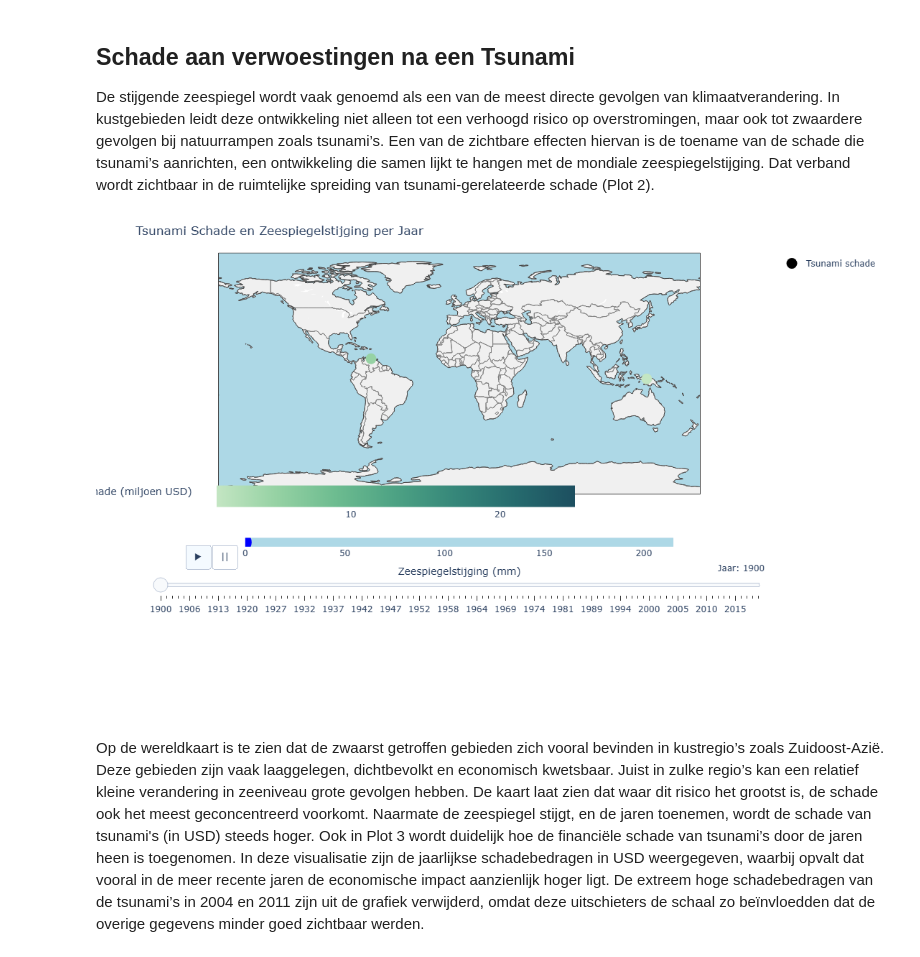
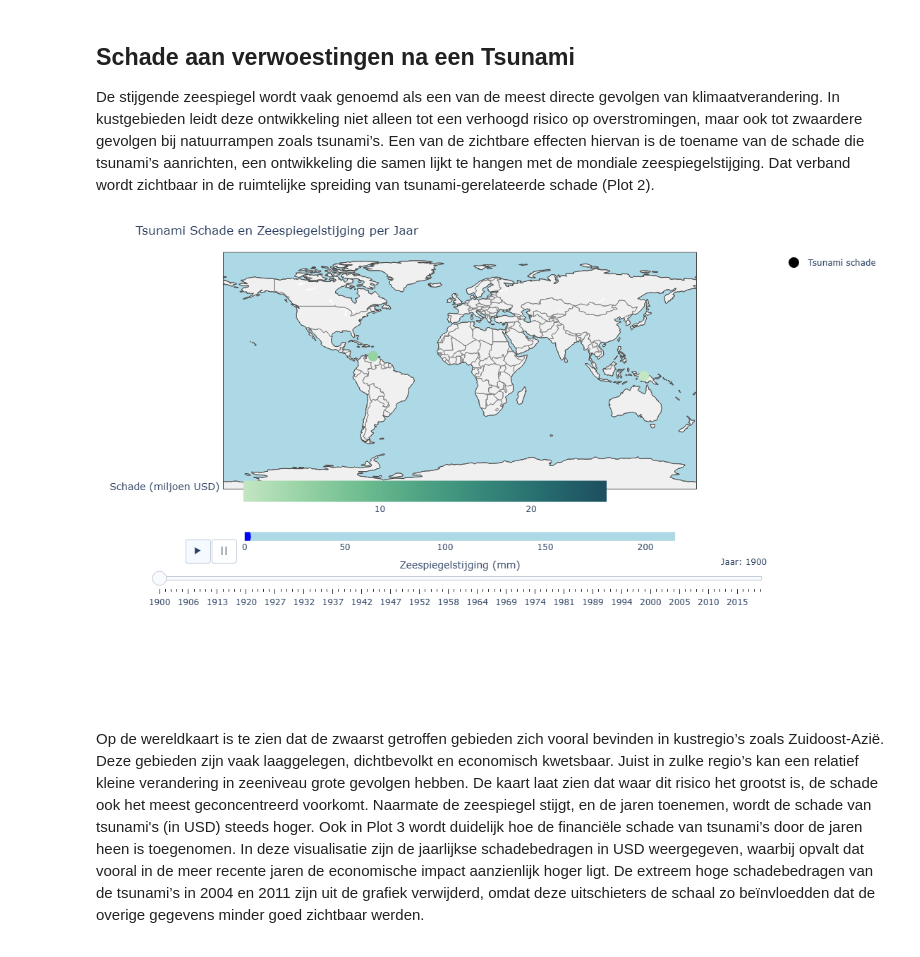
Before and after one commit to roosz/informatievisualisatie, a Jupyter notebook: docs/voorindatasory.ipynb, the cells around one changed output. Drawn from its saved outputs; the diff is of its cells as text; code cells hidden in the pictures.

```diff
--- a/docs/voorindatasory.ipynb
+++ b/docs/voorindatasory.ipynb
@@ -314,7 +314,7 @@ fig.update_layout(
             yanchor='bottom',
             y=0.38,
             xanchor='center',
-            x=0.3,
+            x=0.35,
             len=0.8,
             tickmode='array',
             tickvals=schade_ticks,
@@ -360,34 +360,34 @@ fig.update_layout(
                 method='animate',
                 args=[None, {'frame': {'duration': 600, 'redraw': True}, 'fromcurrent': True}],
                 label='▶︎'
             ),
             dict(
                 method='animate',
                 args=[[None], {'frame': {'duration': 0, 'redraw': False}, 'mode': 'immediate'}],
                 label='||'
             )
         ]
     )],
 
     sliders=[{
         "currentvalue": {"prefix": "Jaar: ", "visible": True, "xanchor": "right"},
         "steps": [{
             "args": [[str(year)], {"frame": {"duration": 800, "redraw": True}, "mode": "immediate"}],
             "label": str(year),
             "method": "animate"
         } for year in years],
         "x": 0,
         "y": 0.35,
         "len": 1.0,
         "xanchor": "left",
         "yanchor": "top",
         "pad": {"b": 5, "t": 30},
     }]
 )
 
 fig.show()
 # %% [output]
-[figure, old version]
+[figure, new version]
 # %% [markdown]
 Op de wereldkaart is te zien dat de zwaarst getroffen gebieden zich vooral bevinden in kustregio’s zoals Zuidoost-Azië. Deze gebieden zijn vaak laaggelegen, dichtbevolkt en economisch kwetsbaar. Juist in zulke regio’s kan een relatief kleine verandering in zeeniveau grote gevolgen hebben. De kaart laat zien dat waar dit risico het grootst is, de schade ook het meest geconcentreerd voorkomt. Naarmate de zeespiegel stijgt, en de jaren toenemen, wordt de schade van tsunami's (in USD) steeds hoger.
 Ook in Plot 3 wordt duidelijk hoe de financiële schade van tsunami’s door de jaren heen is toegenomen. In deze visualisatie zijn de jaarlijkse schadebedragen in USD weergegeven, waarbij opvalt dat vooral in de meer recente jaren de economische impact aanzienlijk hoger ligt. De extreem hoge schadebedragen van de tsunami’s in 2004 en 2011 zijn uit de grafiek verwijderd, omdat deze uitschieters de schaal zo beïnvloedden dat de overige gegevens minder goed zichtbaar werden.
```
Also changed, not shown: parts of 13 cells of this notebook, 26 other files.
